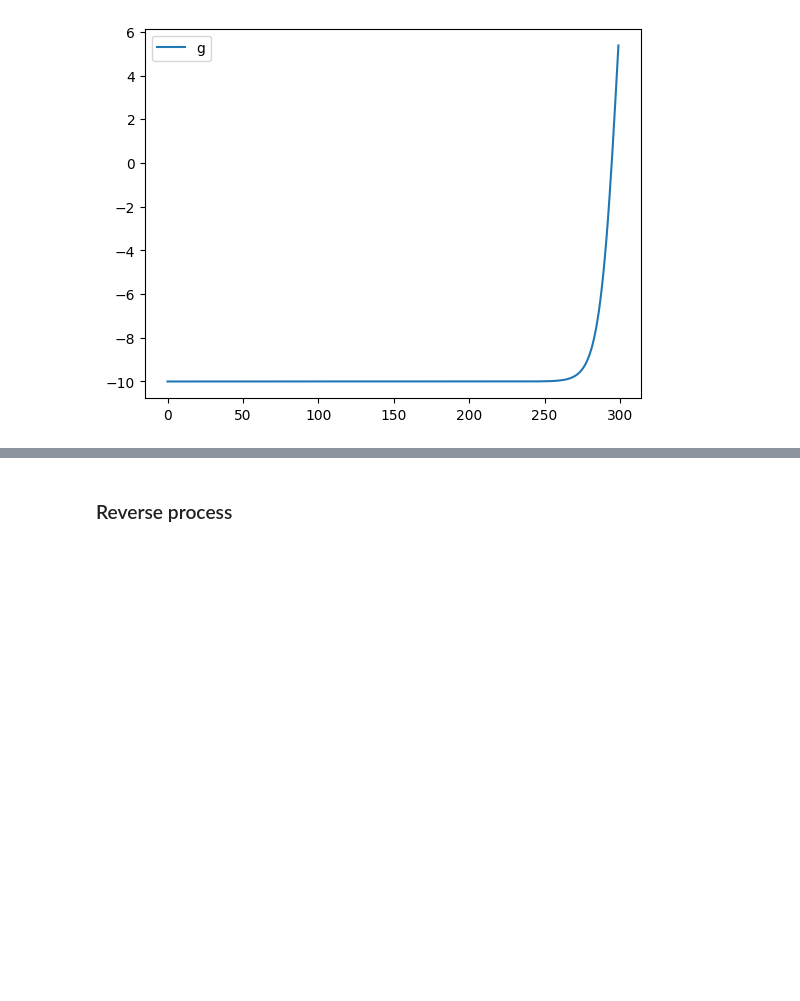
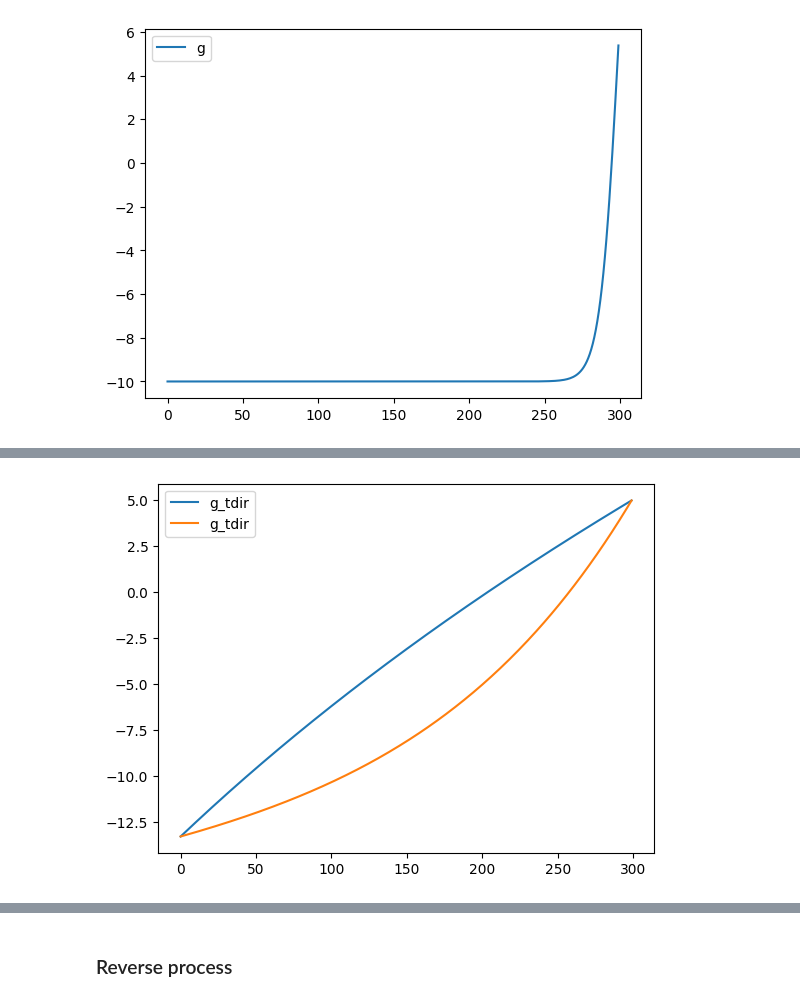
Before and after one commit to Nesta-gitU/discrete_diffusion, a Jupyter notebook: notebooks/ndm_parameterisation_modified (1).ipynb, the cells around one changed output, grey strips where cells are left out. Saved outputs shown, nothing was run; the diff lists cells and outputs as text; code cells hidden in the pictures; blank space fills up the shorter version.

```diff
--- a/notebooks/ndm_parameterisation_modified (1).ipynb
+++ b/notebooks/ndm_parameterisation_modified (1).ipynb
@@ -834,0 +847,45 @@ with torch.no_grad():
+# %%
+class GammaMuLANtDir(GammaMuLAN):
+    #implement get_gamma and forward methods
+
+    def __init__(self, config):
+        super().__init__(config)
+
+    def forward(self, t):
+        gamma, dgamma = t_dir(self.get_gamma, t)
+        dgamma = torch.clamp(dgamma, min=self.grad_min_epsilon)
+        return gamma, dgamma
+
+    """
+    @staticmethod
+    def sigma_2(g):
+
+        vector = torch.sigmoid(g)
+        sigma_2 = torch.diagonal
+    """
+
+
+from types import SimpleNamespace
+
+mulan_config = SimpleNamespace(
+                gamma_shape=(2,),
+                seq_len= 1,
+                embedding_dim= 2,
+                gamma_min= -13.3,
+                gamma_max= 5.0
+                )
+
+gamma_here = GammaMuLANtDir(mulan_config)
+with torch.no_grad():
+    t = torch.linspace(0, 1, 300)[:, None]
+
+    g, dgmm = gamma_here(t)
+    #print(dgmm)
+
+    #plt.plot(dgmm, label='dg')
+    plt.plot(g, label='g_tdir')
+    plt.legend()
+    plt.show()
+    plt.close()
+# %% [output]
+[figure, added]
```
Also changed, not shown: parts of 14 cells of this notebook, 8 other files.
